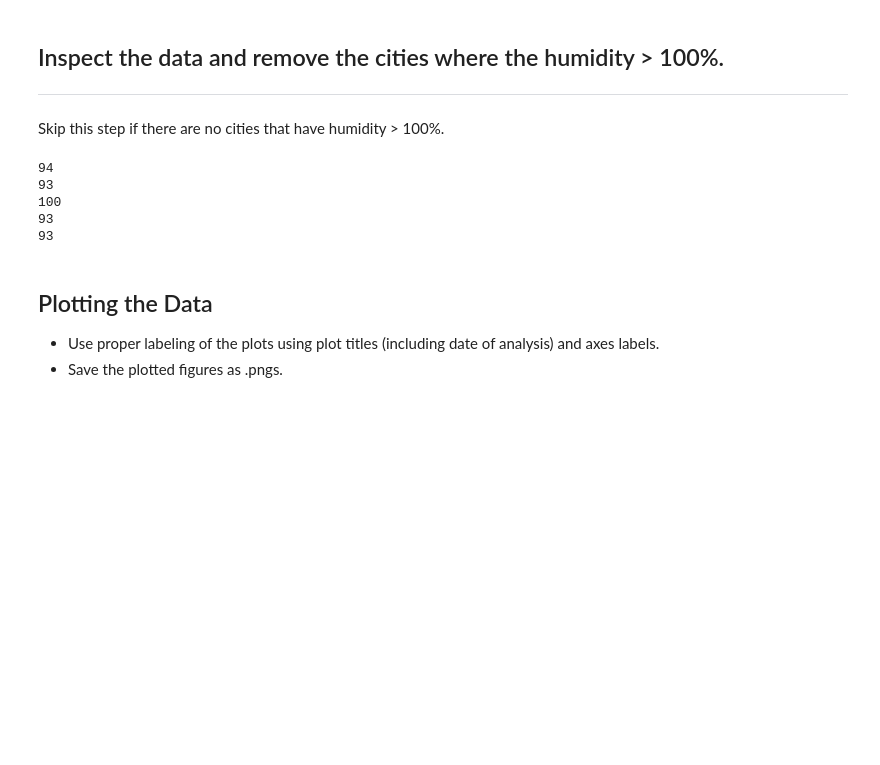
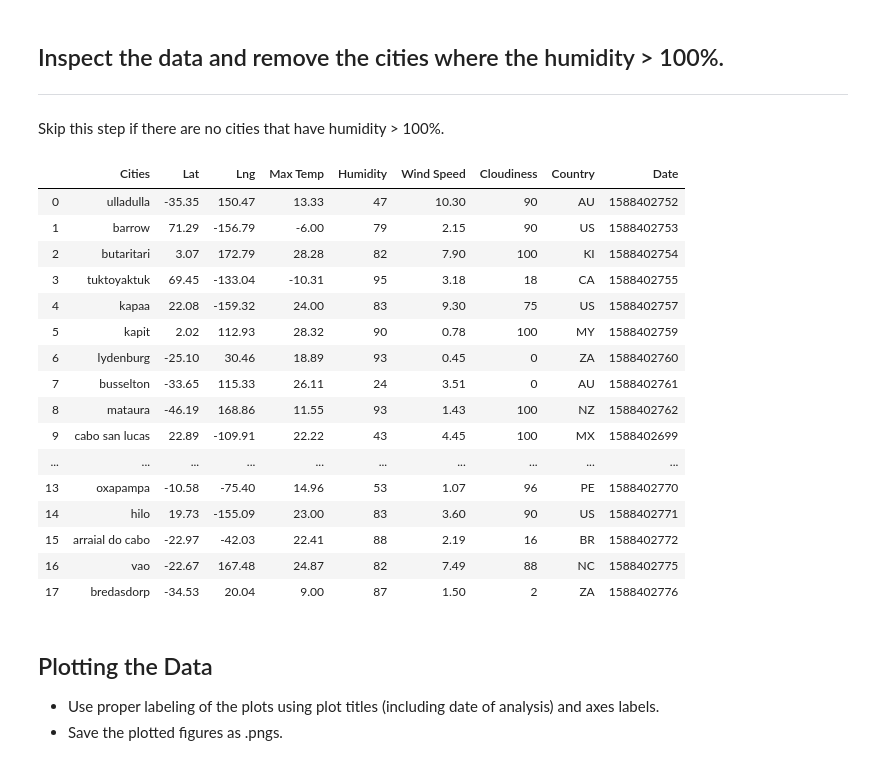
Before and after one commit to yaitouny/SMU_homework, a Jupyter notebook: 06-Python-APIs/python-api-challenge/starter_code/WeatherPy.ipynb, the cells around one changed output. Cells and saved outputs as stored; diff of their text form; code cells hidden in the pictures; blank space fills up the shorter version.

Commit message:
drop some rows

```diff
--- a/06-Python-APIs/python-api-challenge/starter_code/WeatherPy.ipynb
+++ b/06-Python-APIs/python-api-challenge/starter_code/WeatherPy.ipynb
@@ -175,16 +175,29 @@ df
 ## Inspect the data and remove the cities where the humidity > 100%.
 ----
 Skip this step if there are no cities that have humidity > 100%.
-# %%
-for values in humids:
-    if values >90:
-        print(values)
-# %% [output]
-94
-93
-100
-93
-93
+# %%
+for index, row in df.iterrows():
+    if row["Humidity"] > 100:
+        df.drop(df.index[[index]], inplace=False)
+df
+# %% [output]
+|  | Cities | Lat | Lng | Max Temp | Humidity | Wind Speed | Cloudiness | Country | Date |
+| 0 | ulladulla | -35.35 | 150.47 | 13.33 | 47 | 10.30 | 90 | AU | 1588402752 |
+| 1 | barrow | 71.29 | -156.79 | -6.00 | 79 | 2.15 | 90 | US | 1588402753 |
+| 2 | butaritari | 3.07 | 172.79 | 28.28 | 82 | 7.90 | 100 | KI | 1588402754 |
+| 3 | tuktoyaktuk | 69.45 | -133.04 | -10.31 | 95 | 3.18 | 18 | CA | 1588402755 |
+| 4 | kapaa | 22.08 | -159.32 | 24.00 | 83 | 9.30 | 75 | US | 1588402757 |
+| 5 | kapit | 2.02 | 112.93 | 28.32 | 90 | 0.78 | 100 | MY | 1588402759 |
+| 6 | lydenburg | -25.10 | 30.46 | 18.89 | 93 | 0.45 | 0 | ZA | 1588402760 |
+| 7 | busselton | -33.65 | 115.33 | 26.11 | 24 | 3.51 | 0 | AU | 1588402761 |
+| 8 | mataura | -46.19 | 168.86 | 11.55 | 93 | 1.43 | 100 | NZ | 1588402762 |
+| 9 | cabo san lucas | 22.89 | -109.91 | 22.22 | 43 | 4.45 | 100 | MX | 1588402699 |
+| ... | ... | ... | ... | ... | ... | ... | ... | ... | ... |
+| 13 | oxapampa | -10.58 | -75.40 | 14.96 | 53 | 1.07 | 96 | PE | 1588402770 |
+| 14 | hilo | 19.73 | -155.09 | 23.00 | 83 | 3.60 | 90 | US | 1588402771 |
+| 15 | arraial do cabo | -22.97 | -42.03 | 22.41 | 88 | 2.19 | 16 | BR | 1588402772 |
+| 16 | vao | -22.67 | 167.48 | 24.87 | 82 | 7.49 | 88 | NC | 1588402775 |
+| 17 | bredasdorp | -34.53 | 20.04 | 9.00 | 87 | 1.50 | 2 | ZA | 1588402776 |
 # %%
 #  Get the indices of cities that have humidity over 100%.
 # %%
```
Also changed, not shown: parts of 5 cells of this notebook.
